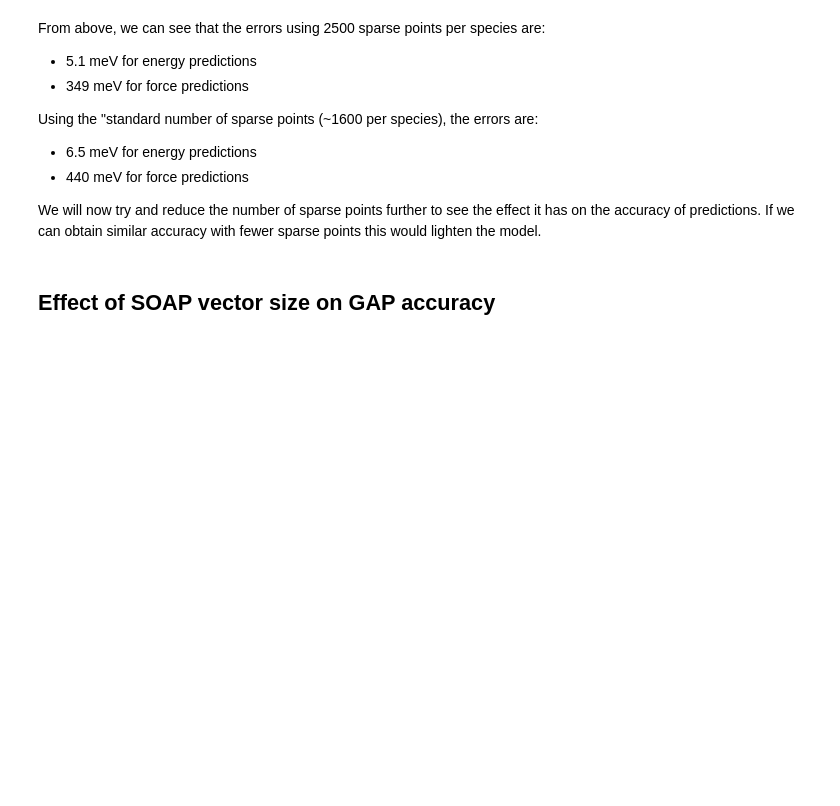
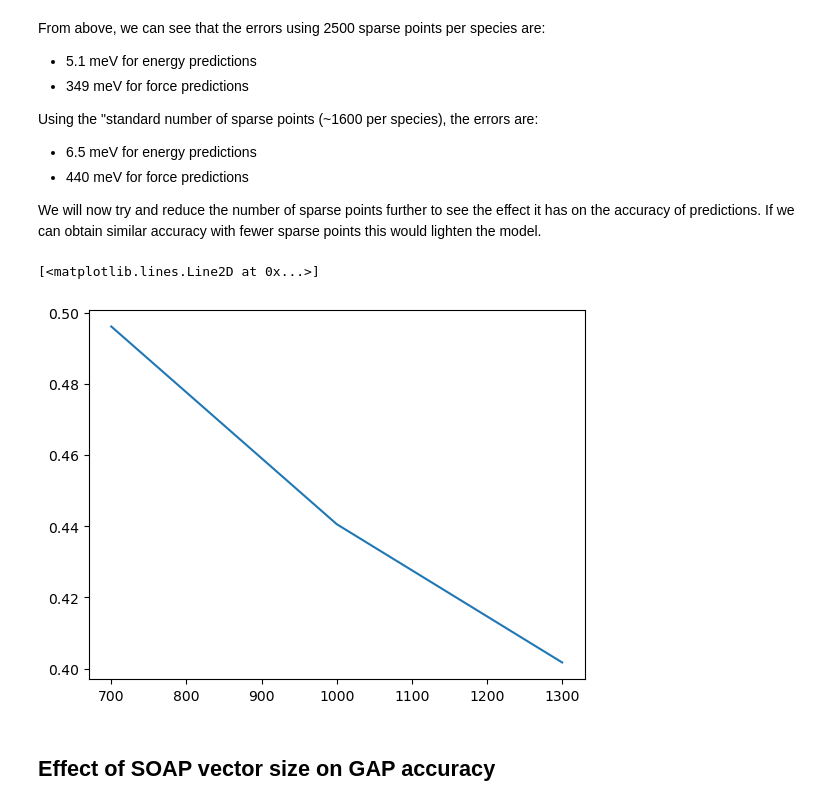
Before and after one commit to victorprincipe/genpot, a Jupyter notebook: general_purpose_potential_part_4.ipynb, the cells around one changed output. Drawn from its saved outputs; the diff is of its cells as text; code cells hidden in the pictures; blank space fills up the shorter version.

```diff
--- a/general_purpose_potential_part_4.ipynb
+++ b/general_purpose_potential_part_4.ipynb
@@ -796,6 +795,13 @@ print(rmses)
 print(rmses)
 # %%
 np.save('raw_data/sparse_points_test', rmses)
+# %%
+sps = np.load('raw_data/sparse_points_test.npy')
+# %%
+plt.plot(sps[:,0], sps[:,2])
+# %% [output]
+[<matplotlib.lines.Line2D at 0x...>]
+[figure, added]
 # %% [markdown]
 ## Effect of SOAP vector size on GAP accuracy
 # %% [markdown]
```
Also changed, not shown: parts of 2 cells of this notebook.
